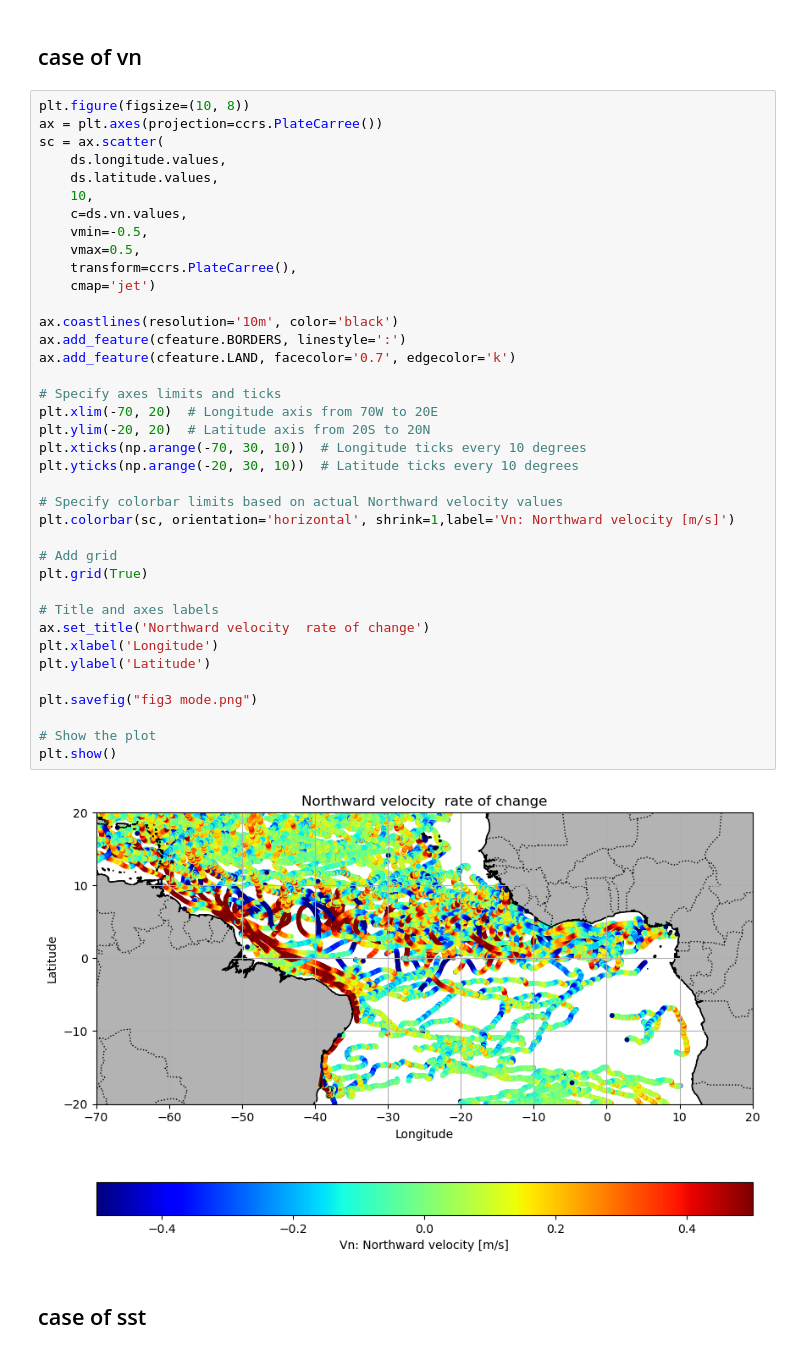
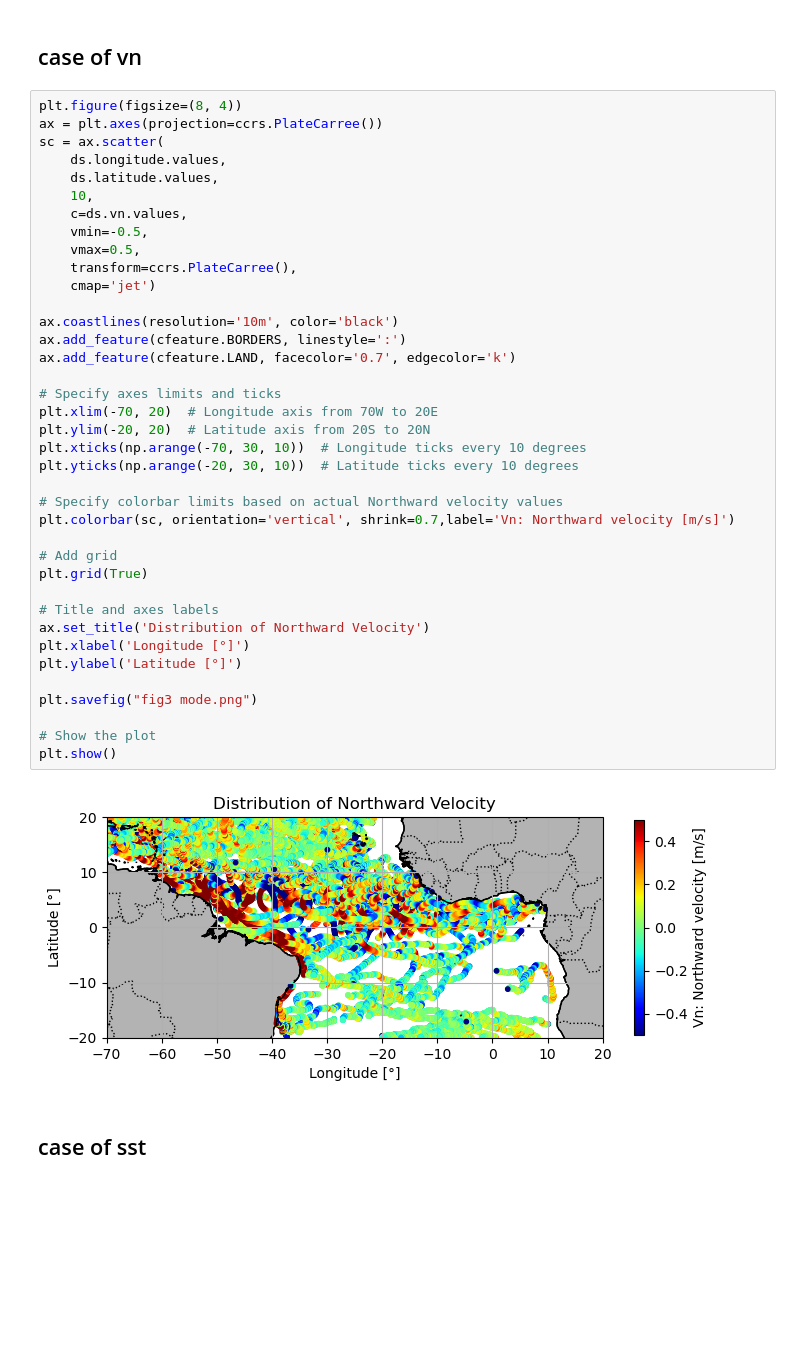
Before and after one commit to Julio-Leonel-Donfack/Courants-Derivants-Cmems, a Jupyter notebook: 1-drifter-currents-visualisations.ipynb, the cells around one changed output. Drawn from its saved outputs; the diff is of its cells as text; blank space fills up the shorter version.

```diff
--- a/1-drifter-currents-visualisations.ipynb
+++ b/1-drifter-currents-visualisations.ipynb
@@ -200,45 +200,45 @@ plt.show()
 # %% [markdown]
 ## case of vn
 # %%
-plt.figure(figsize=(10, 8))
+plt.figure(figsize=(8, 4))
 ax = plt.axes(projection=ccrs.PlateCarree())
 sc = ax.scatter(
     ds.longitude.values,
     ds.latitude.values,
     10,
     c=ds.vn.values,
     vmin=-0.5,
     vmax=0.5,
     transform=ccrs.PlateCarree(),
     cmap='jet')
 
 ax.coastlines(resolution='10m', color='black')
 ax.add_feature(cfeature.BORDERS, linestyle=':')
 ax.add_feature(cfeature.LAND, facecolor='0.7', edgecolor='k')
 
 # Specify axes limits and ticks
 plt.xlim(-70, 20)  # Longitude axis from 70W to 20E
 plt.ylim(-20, 20)  # Latitude axis from 20S to 20N
 plt.xticks(np.arange(-70, 30, 10))  # Longitude ticks every 10 degrees
 plt.yticks(np.arange(-20, 30, 10))  # Latitude ticks every 10 degrees
 
 # Specify colorbar limits based on actual Northward velocity values
-plt.colorbar(sc, orientation='horizontal', shrink=1,label='Vn: Northward velocity [m/s]')
+plt.colorbar(sc, orientation='vertical', shrink=0.7,label='Vn: Northward velocity [m/s]')
 
 # Add grid
 plt.grid(True)
 
 # Title and axes labels
-ax.set_title('Northward velocity  rate of change')
-plt.xlabel('Longitude')
-plt.ylabel('Latitude')
+ax.set_title('Distribution of Northward Velocity')
+plt.xlabel('Longitude [°]')
+plt.ylabel('Latitude [°]')
 
 plt.savefig("fig3 mode.png")
 
 # Show the plot
 plt.show()
 # %% [output]
-[figure, old version]
+[figure, new version]
 # %% [markdown]
 ## case of sst
 # %%
```
Also changed, not shown: parts of 3 cells of this notebook, 2 other files.
